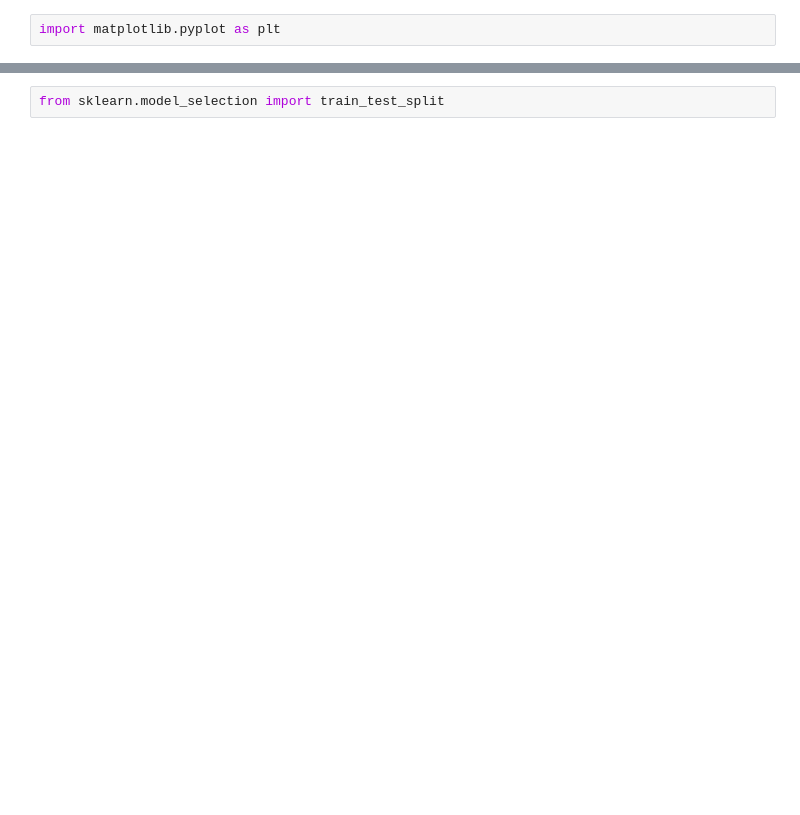
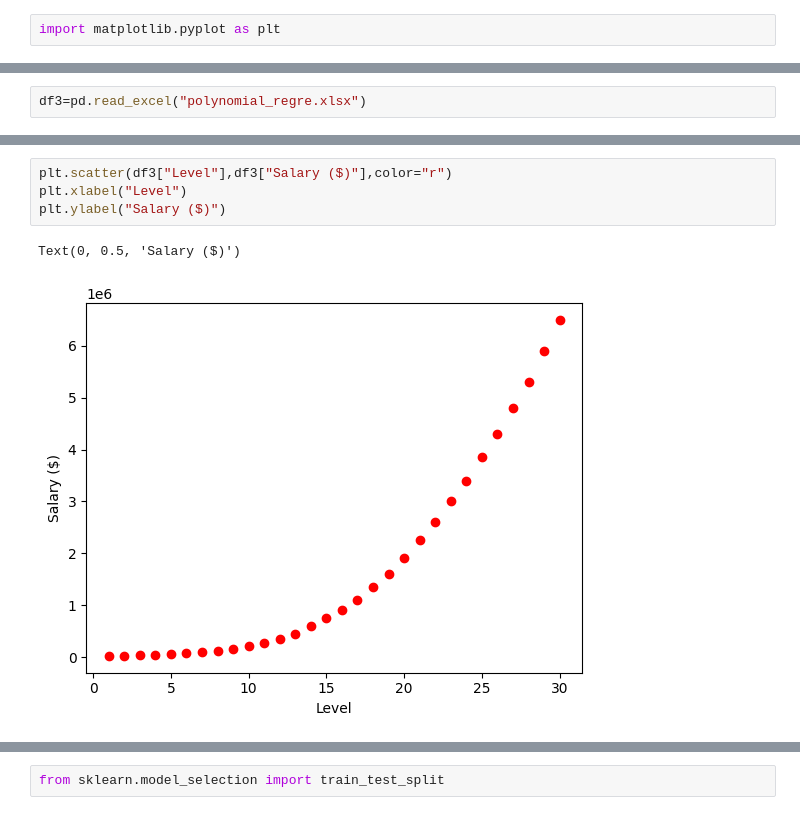
Before and after one commit to Ankitaghavate/Machine-Learning-, a Jupyter notebook: Linear_Regression/Linear-Regression.ipynb, the cells around one changed output, grey strips where cells are left out. Saved outputs shown, nothing was run; the diff lists cells and outputs as text; blank space fills up the shorter version.

```diff
--- a/Linear_Regression/Linear-Regression.ipynb
+++ b/Linear_Regression/Linear-Regression.ipynb
@@ -86,0 +262,2 @@ y=df['Price']
+# %%
+df3=pd.read_excel("polynomial_regre.xlsx")
@@ -86,0 +273,7 @@ y=df['Price']
+# %%
+plt.scatter(df3["Level"],df3["Salary ($)"],color="r")
+plt.xlabel("Level")
+plt.ylabel("Salary ($)")
+# %% [output]
+Text(0, 0.5, 'Salary ($)')
+[figure, added]
```
Also changed, not shown: parts of 97 cells of this notebook, 1 other file.
